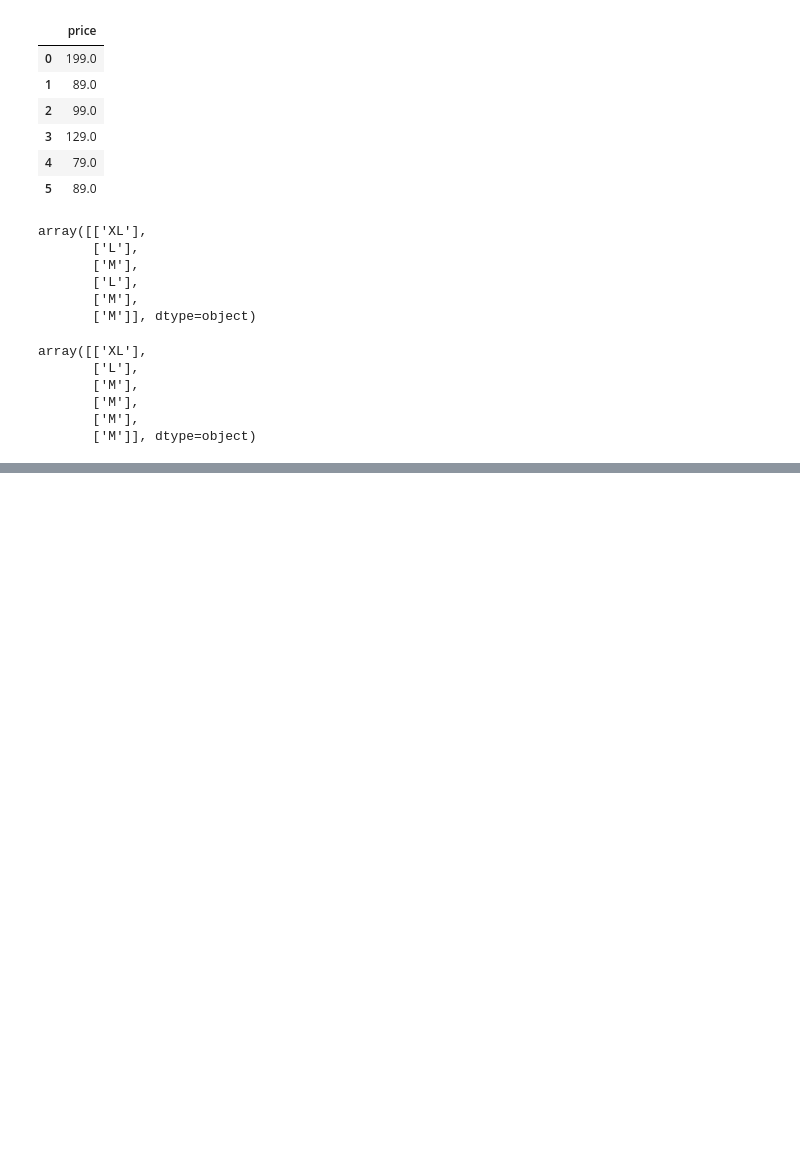
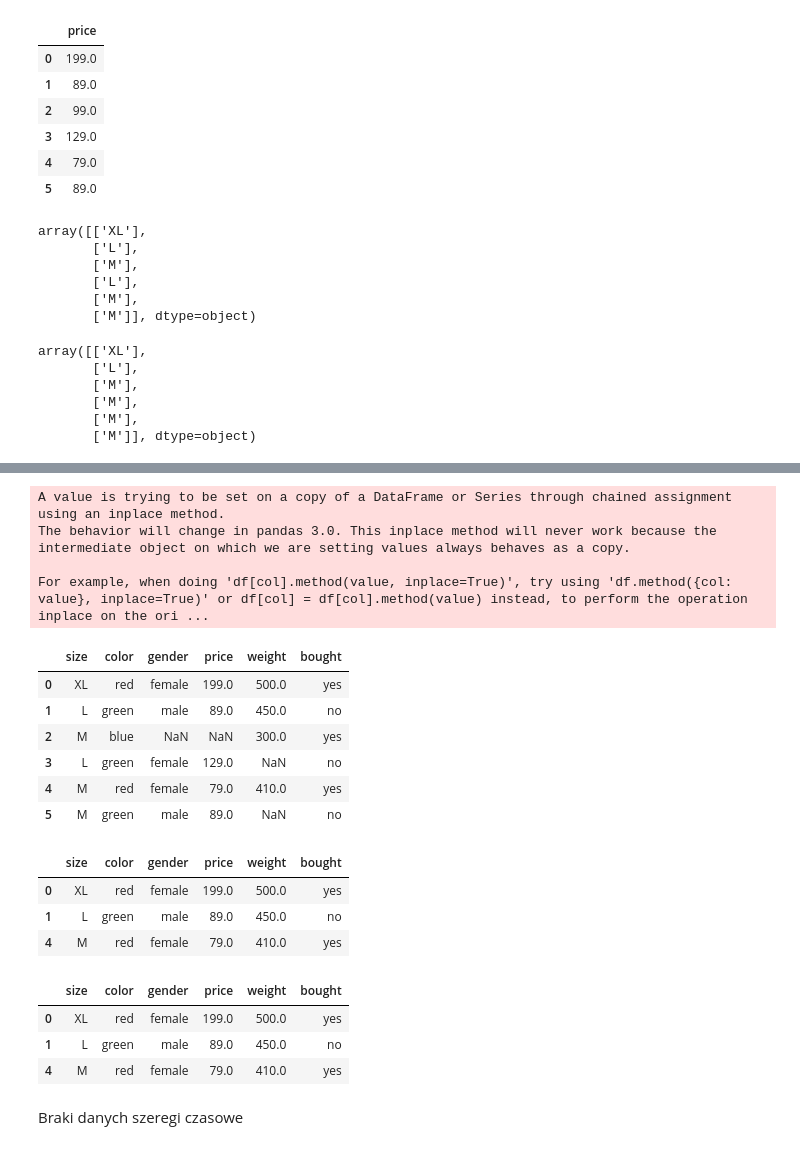
Before and after one commit to JustynaGoc/machine-learning-bootcamp, a Jupyter notebook: 2_Braki_danych.ipynb, the cells around one changed output, grey strips where cells are left out. Cells and saved outputs as stored; diff of their text form; code cells hidden in the pictures; blank space fills up the shorter version.

```diff
--- a/2_Braki_danych.ipynb
+++ b/2_Braki_danych.ipynb
@@ -176,0 +268,22 @@ array([['XL'],
+# %%
+df["size"].fillna(value = "L", inplace = True)
+df
+# %% [output]
+A value is trying to be set on a copy of a DataFrame or Series through chained assignment using an inplace method.
+The behavior will change in pandas 3.0. This inplace method will never work because the intermediate object on which we are setting values always behaves as a copy.
+
+For example, when doing 'df[col].method(value, inplace=True)', try using 'df.method({col: value}, inplace=True)' or df[col] = df[col].method(value) instead, to perform the operation inplace on the ori ...
+|  | size | color | gender | price | weight | bought |
+| 0 | XL | red | female | 199.0 | 500.0 | yes |
+| 1 | L | green | male | 89.0 | 450.0 | no |
+| 2 | M | blue | NaN | NaN | 300.0 | yes |
+| 3 | L | green | female | 129.0 | NaN | no |
+| 4 | M | red | female | 79.0 | 410.0 | yes |
+| 5 | M | green | male | 89.0 | NaN | no |
+# %%
+df.dropna()
+# %% [output]
+|  | size | color | gender | price | weight | bought |
+| 0 | XL | red | female | 199.0 | 500.0 | yes |
+| 1 | L | green | male | 89.0 | 450.0 | no |
+| 4 | M | red | female | 79.0 | 410.0 | yes |
@@ -176,0 +292,9 @@ array([['XL'],
+# %%
+df
+# %% [output]
+|  | size | color | gender | price | weight | bought |
+| 0 | XL | red | female | 199.0 | 500.0 | yes |
+| 1 | L | green | male | 89.0 | 450.0 | no |
+| 4 | M | red | female | 79.0 | 410.0 | yes |
+# %% [markdown]
+Braki danych szeregi czasowe
```
Also changed, not shown: parts of 26 cells of this notebook.
